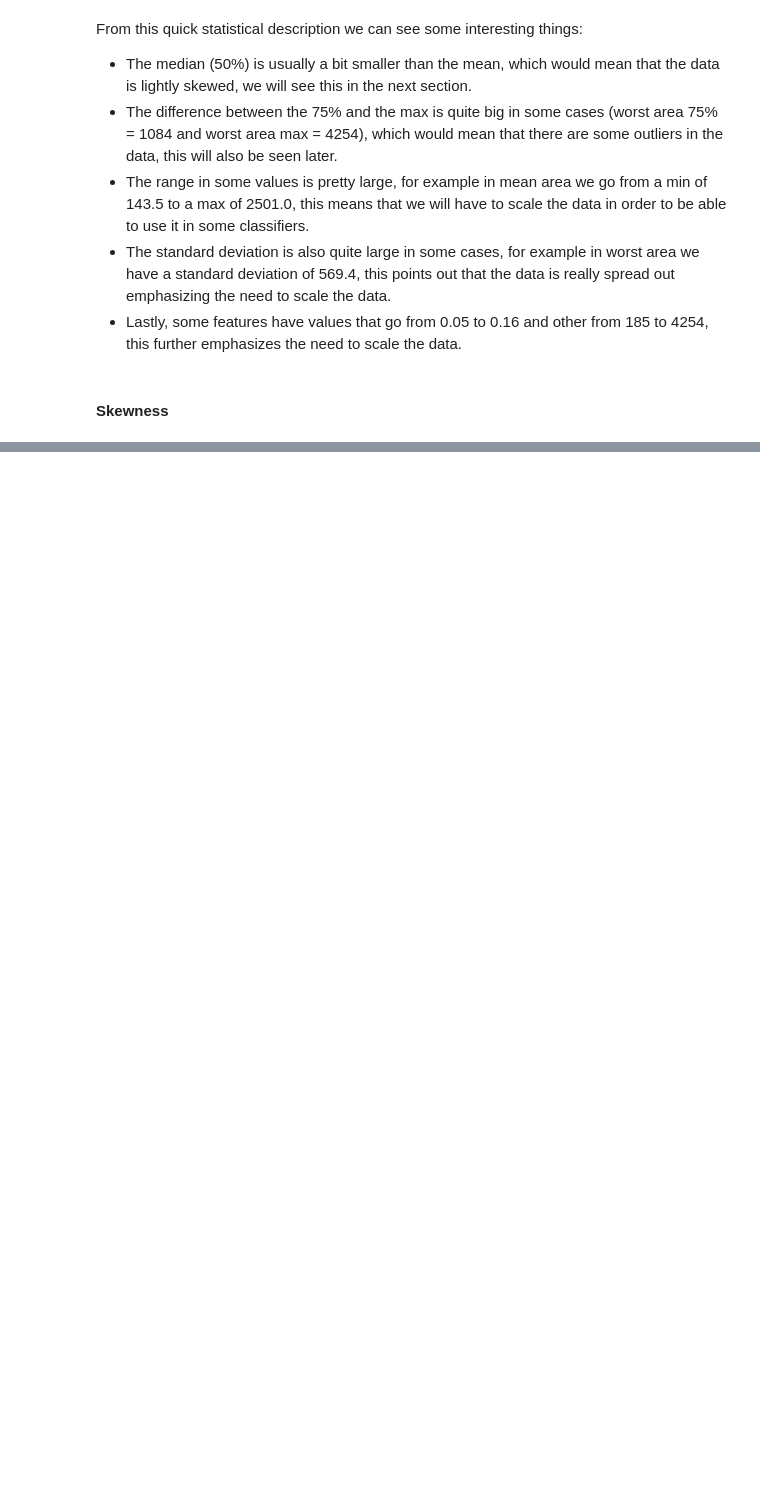
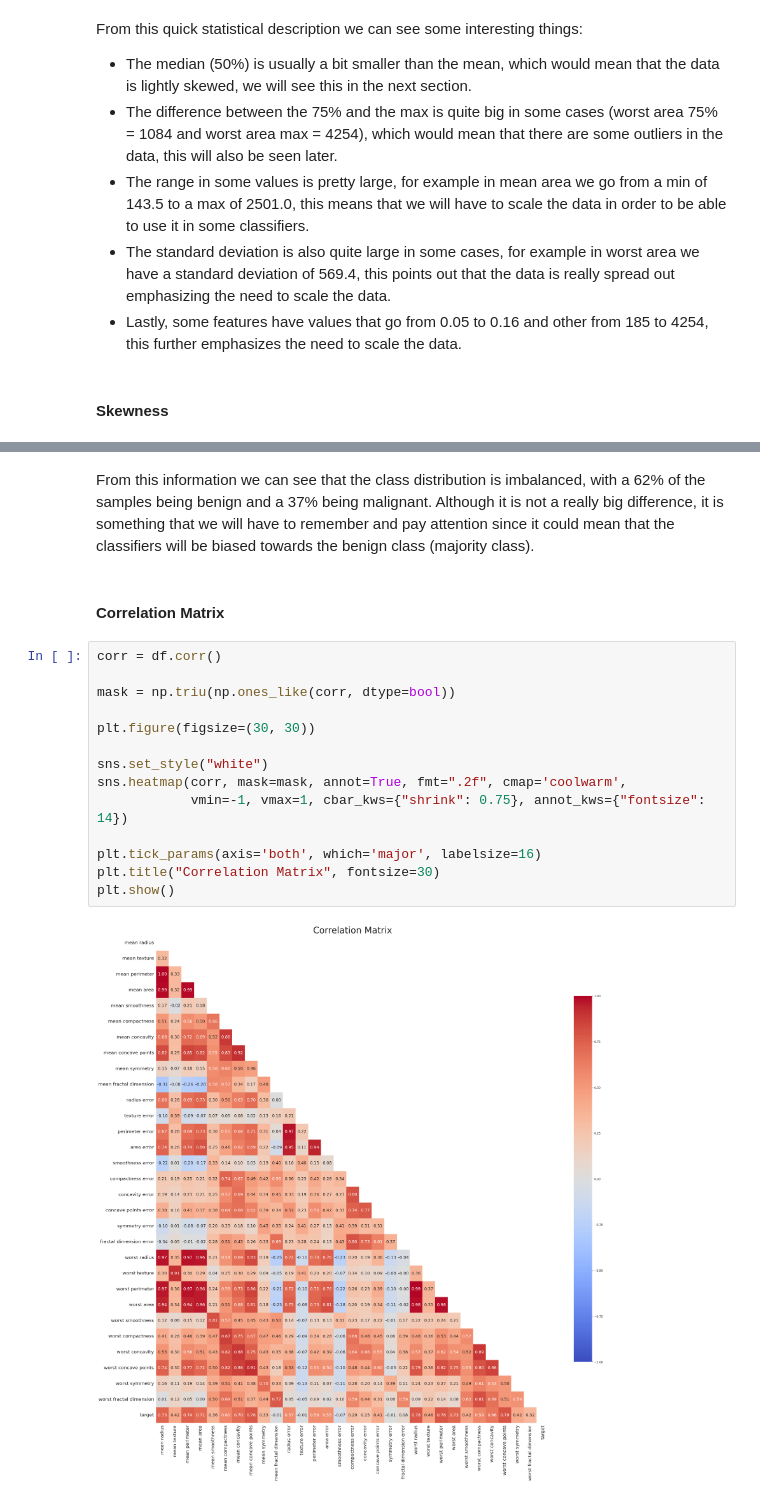
Before and after one commit to LittleHaku/BreastCancer-ClassifierAnalysis, a Jupyter notebook: BreastCancer_Classifier_Comparison.ipynb, the cells around one changed output, grey strips where cells are left out. Drawn from its saved outputs; the diff is of its cells as text; blank space fills up the shorter version.

```diff
--- a/BreastCancer_Classifier_Comparison.ipynb
+++ b/BreastCancer_Classifier_Comparison.ipynb
@@ -91,0 +162,20 @@ From this quick statistical description we can see some interesting things:
+# %% [markdown]
+From this information we can see that the class distribution is imbalanced, with a 62% of the samples being benign and a 37% being malignant. Although it is not a really big difference, it is something that we will have to remember and pay attention since it could mean that the classifiers will be biased towards the benign class (majority class).
+# %% [markdown]
+#### Correlation Matrix
+# %%
+corr = df.corr()
+
+mask = np.triu(np.ones_like(corr, dtype=bool))
+
+plt.figure(figsize=(30, 30))
+
+sns.set_style("white")
+sns.heatmap(corr, mask=mask, annot=True, fmt=".2f", cmap='coolwarm',
+            vmin=-1, vmax=1, cbar_kws={"shrink": 0.75}, annot_kws={"fontsize": 14})
+
+plt.tick_params(axis='both', which='major', labelsize=16)
+plt.title("Correlation Matrix", fontsize=30)
+plt.show()
+# %% [output]
+[figure, added]
```
Also changed, not shown: parts of 10 cells of this notebook.
